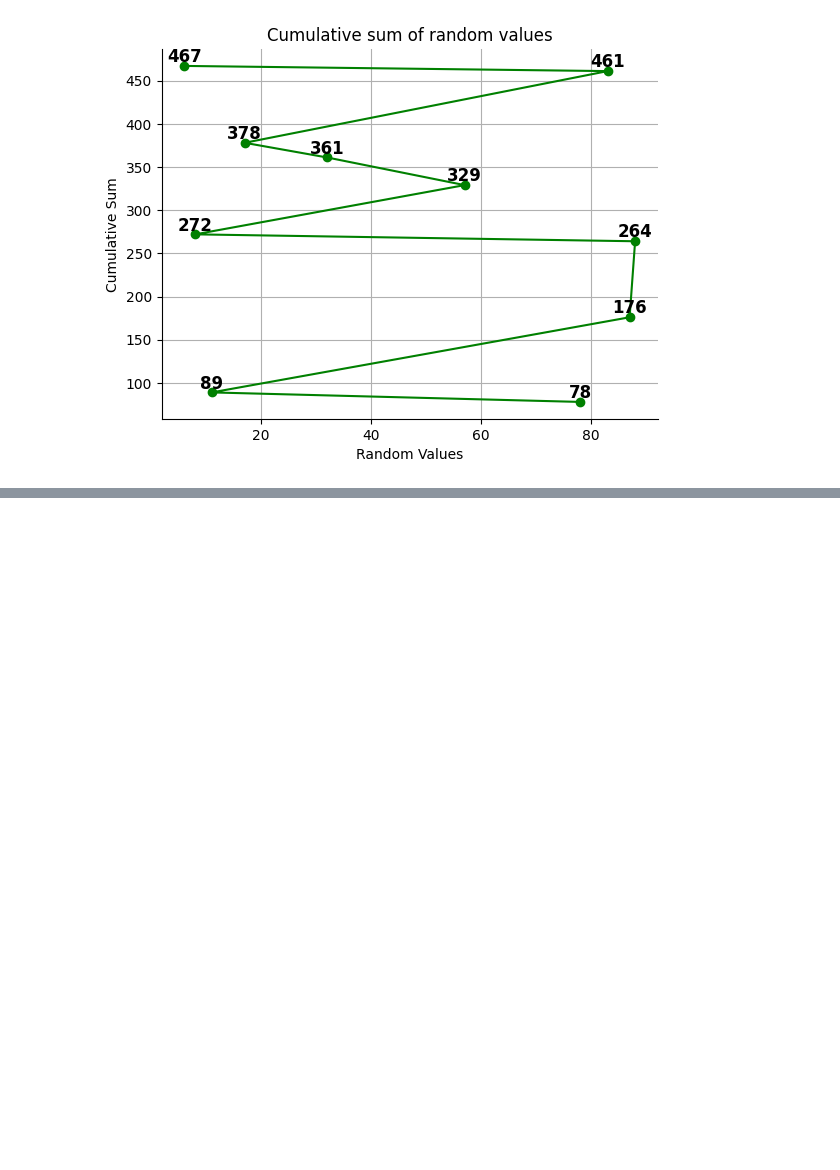
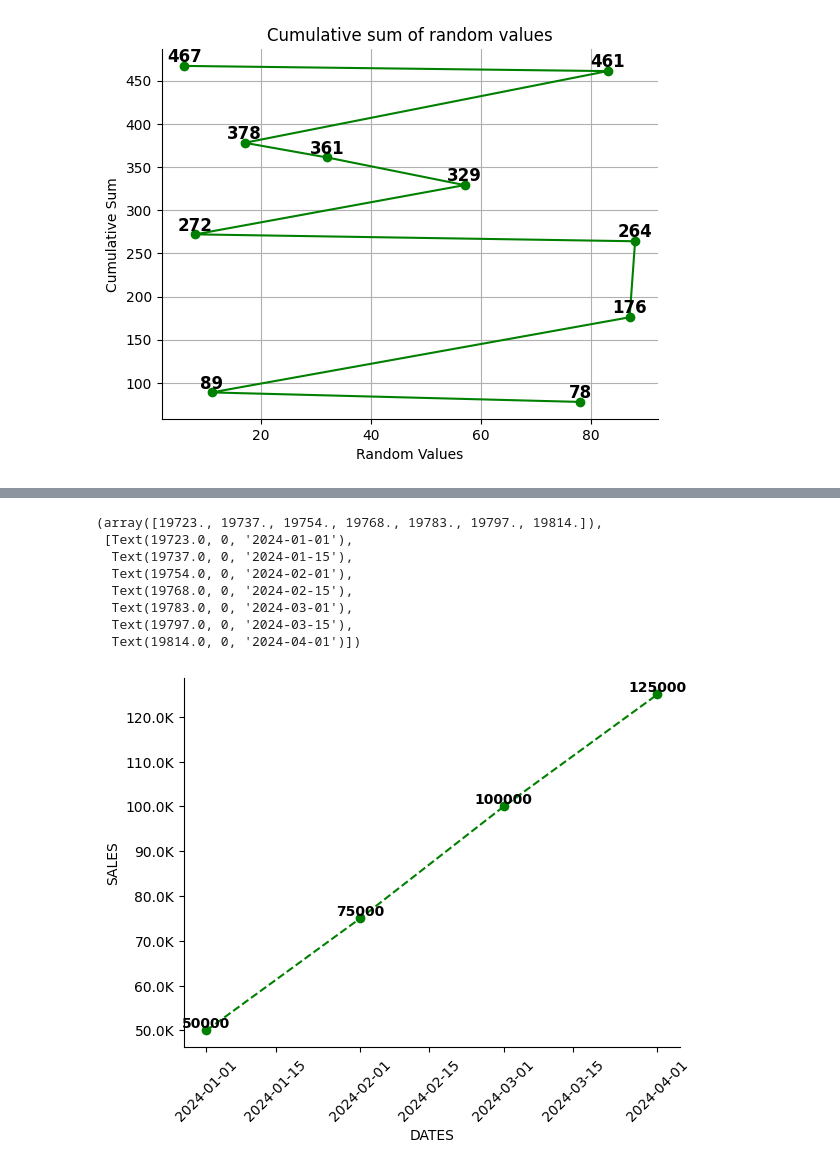
Before and after one commit to sagarnbeedi-analytics/data-analytics-portfolio, a Jupyter notebook: PYTHON/practicing_python_libraries/python_files/matplotlib.ipynb, the cells around one changed output, grey strips where cells are left out. Drawn from its saved outputs; the diff is of its cells as text; code cells hidden in the pictures; blank space fills up the shorter version.

```diff
--- a/PYTHON/practicing_python_libraries/python_files/matplotlib.ipynb
+++ b/PYTHON/practicing_python_libraries/python_files/matplotlib.ipynb
@@ -962,0 +995,11 @@ plt.savefig("plot1.png")
+# %%
+df = pd.DataFrame({
+    "Date": pd.to_datetime([
+        "2024-01-01",
+        "2024-02-01",
+        "2024-03-01",
+        "2024-04-01"
+    ]),
+    "Sales": [50000, 75000, 100000, 125000]
+})
+df
@@ -962,0 +1012,31 @@ plt.savefig("plot1.png")
+# %%
+from matplotlib import ticker as mtick
+plt.plot(df["Date"],
+         df["Sales"],
+         marker="o",
+         color="green",
+         linestyle="dashed"
+         )
+plt.xlabel("DATES")
+plt.ylabel("SALES")
+ax=plt.gca()
+ax.spines["top"].set_visible(False)
+ax.spines["right"].set_visible(False)
+ax.yaxis.set_major_formatter(
+    mtick.FuncFormatter(lambda x,_:f"{int(x)/1000}K")
+)
+for x,y in zip(df["Date"],df["Sales"]):
+    plt.text(
+        x,y,y,ha="center",va="bottom",fontweight="bold"
+    )
+plt.xticks(rotation=45)
+# %% [output]
+(array([19723., 19737., 19754., 19768., 19783., 19797., 19814.]),
+ [Text(19723.0, 0, '2024-01-01'),
+  Text(19737.0, 0, '2024-01-15'),
+  Text(19754.0, 0, '2024-02-01'),
+  Text(19768.0, 0, '2024-02-15'),
+  Text(19783.0, 0, '2024-03-01'),
+  Text(19797.0, 0, '2024-03-15'),
+  Text(19814.0, 0, '2024-04-01')])
+[figure, added]
```
Also changed, not shown: parts of 5 cells of this notebook.
